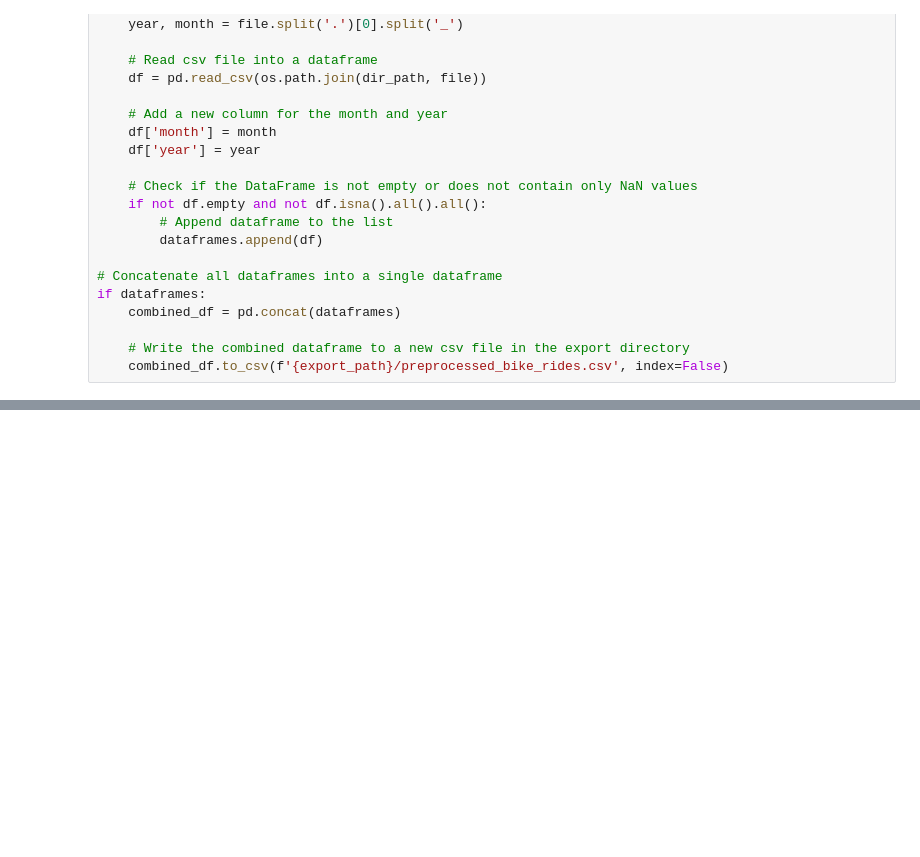
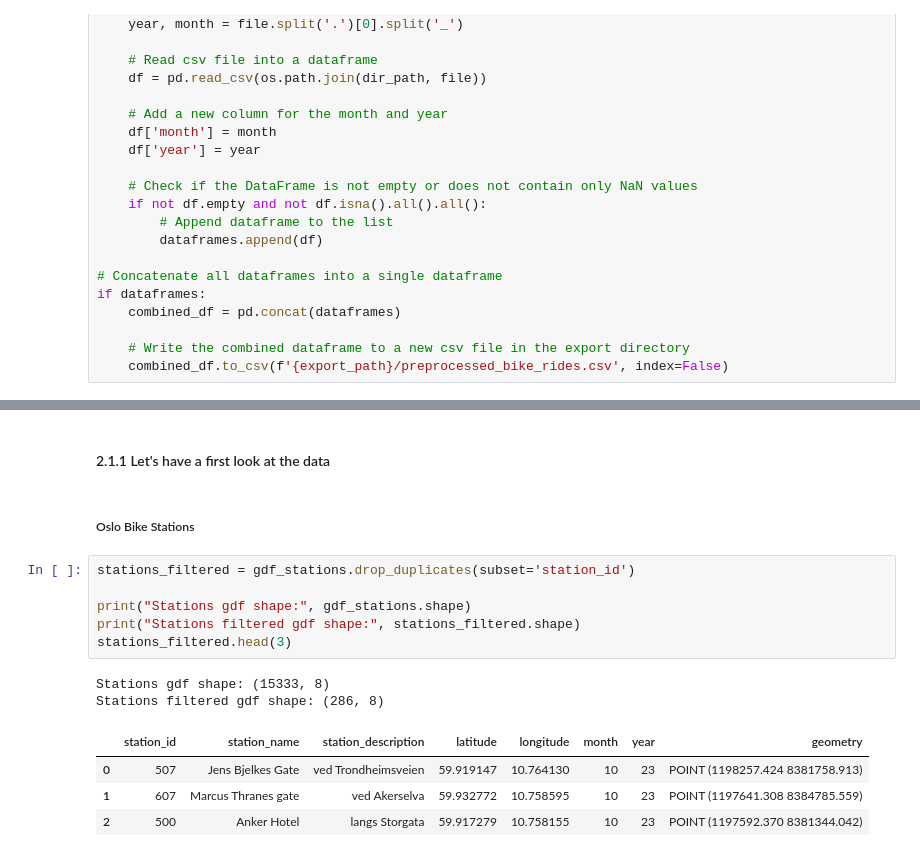
Before and after one commit to niclasclassen/oslo-city-bikes-network-flow-analysis, a Jupyter notebook: main.ipynb, the cells around one changed output, grey strips where cells are left out. Drawn from its saved outputs; the diff is of its cells as text; blank space fills up the shorter version.

```diff
--- a/main.ipynb
+++ b/main.ipynb
@@ -72,0 +214,17 @@ if dataframes:
+# %% [markdown]
+#### 2.1.1 Let's have a first look at the data
+# %% [markdown]
+##### Oslo Bike Stations
+# %%
+stations_filtered = gdf_stations.drop_duplicates(subset='station_id')
+
+print("Stations gdf shape:", gdf_stations.shape)
+print("Stations filtered gdf shape:", stations_filtered.shape)
+stations_filtered.head(3)
+# %% [output]
+Stations gdf shape: (15333, 8)
+Stations filtered gdf shape: (286, 8)
+|  | station_id | station_name | station_description | latitude | longitude | month | year | geometry |
+| 0 | 507 | Jens Bjelkes Gate | ved Trondheimsveien | 59.919147 | 10.764130 | 10 | 23 | POINT (1198257.424 8381758.913) |
+| 1 | 607 | Marcus Thranes gate | ved Akerselva | 59.932772 | 10.758595 | 10 | 23 | POINT (1197641.308 8384785.559) |
+| 2 | 500 | Anker Hotel | langs Storgata | 59.917279 | 10.758155 | 10 | 23 | POINT (1197592.370 8381344.042) |
```
Also changed, not shown: parts of 17 cells of this notebook.
